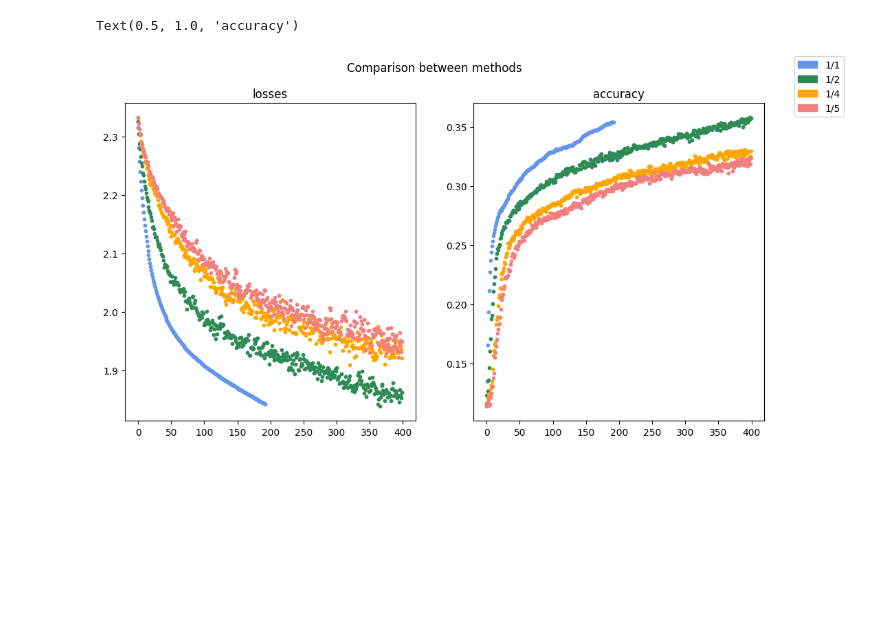
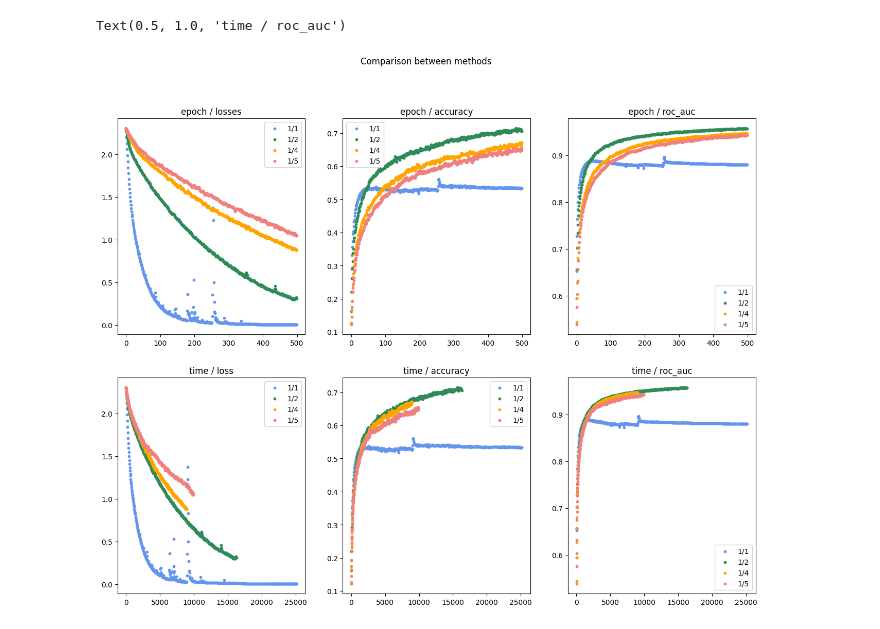
Before and after one commit to KangLinKim/LossCollector, a Jupyter notebook: test.ipynb, the cells around one changed output. Saved outputs shown, nothing was run; the diff lists cells and outputs as text; code cells hidden in the pictures; blank space fills up the shorter version.

```diff
--- a/test.ipynb
+++ b/test.ipynb
@@ -113,6 +114,7 @@ data_dict = {
 for epoch, results in base_training_result.items():
     data_dict['method'].append('base')
     data_dict['epoch'].append(int(epoch))
+    data_dict['time'].append(float(results.get('time')))
     data_dict['accuracy'].append(results['accuracy'])
     data_dict['precision'].append(results['precision'])
     data_dict['recall'].append(results['recall'])
@@ -123,6 +125,7 @@ for epoch, results in base_training_result.items():
 for epoch, results in new_training_result_1000.items():
     data_dict['method'].append('new_1000')
     data_dict['epoch'].append(int(epoch))
+    data_dict['time'].append(float(results.get('time')))
     data_dict['accuracy'].append(results['accuracy'])
     data_dict['precision'].append(results['precision'])
     data_dict['recall'].append(results['recall'])
@@ -133,6 +136,7 @@ for epoch, results in new_training_result_1000.items():
 for epoch, results in new_training_result_1250.items():
     data_dict['method'].append('new_1250')
     data_dict['epoch'].append(int(epoch))
+    data_dict['time'].append(float(results.get('time')))
     data_dict['accuracy'].append(results['accuracy'])
     data_dict['precision'].append(results['precision'])
     data_dict['recall'].append(results['recall'])
@@ -143,6 +147,7 @@ for epoch, results in new_training_result_1250.items():
 for epoch, results in new_training_result_2500.items():
     data_dict['method'].append('new_2500')
     data_dict['epoch'].append(int(epoch))
+    data_dict['time'].append(float(results.get('time')))
     data_dict['accuracy'].append(results['accuracy'])
     data_dict['precision'].append(results['precision'])
     data_dict['recall'].append(results['recall'])
@@ -156,51 +161,88 @@ base_df = pd.DataFrame.from_dict(data_dict)
 # %%
 import matplotlib.patches as mpatches
 
-fig, axes = plt.subplots(1, 2, figsize=(12, 6))
+fig, axes = plt.subplots(2, 3, figsize=(16, 12))
 
 fig.suptitle('Comparison between methods')
 
 colors = ['cornflowerblue', 'seagreen', 'orange', 'lightcoral']
 
 size = 10
-epochs = 450
+epochs = 500
 standard='accuracy'
 
 df = base_df.loc[(base_df['method'] == 'base') & (base_df['epoch'] < epochs)]
 df = df.sort_values(by='epoch').reset_index(drop=True)
-axes[0].scatter(x=list(df['epoch']), y=list(df['loss']), color=colors[0], s=size)
-axes[1].scatter(x=list(df['epoch']), y=list(df[standard]), color=colors[0], s=size)
-# axes[2].scatter(x=list(df['epoch']), y=list(df['precision']), color=colors[0], s=size)
+axes[0, 0].scatter(x=list(df['epoch']), y=list(df['loss']), color=colors[0], s=size, label='1/1')
+axes[0, 1].scatter(x=list(df['epoch']), y=list(df[standard]), color=colors[0], s=size, label='1/1')
+axes[0, 2].scatter(x=list(df['epoch']), y=list(df['roc_auc']), color=colors[0], s=size, label='1/1')
 
 df = base_df.loc[(base_df['method'] == 'new_2500') & (base_df['epoch'] < epochs)]
 df = df.sort_values(by='epoch').reset_index(drop=True)
-axes[0].scatter(x=list(df['epoch']), y=list(df['loss']), color=colors[1], s=size)
-axes[1].scatter(x=list(df['epoch']), y=list(df[standard]), color=colors[1], s=size)
+axes[0, 0].scatter(x=list(df['epoch']), y=list(df['loss']), color=colors[1], s=size, label='1/2')
+axes[0, 1].scatter(x=list(df['epoch']), y=list(df[standard]), color=colors[1], s=size, label='1/2')
+axes[0, 2].scatter(x=list(df['epoch']), y=list(df['roc_auc']), color=colors[1], s=size, label='1/2')
 
 df = base_df.loc[(base_df['method'] == 'new_1250') & (base_df['epoch'] < epochs)]
 df = df.sort_values(by='epoch').reset_index(drop=True)
-axes[0].scatter(x=list(df['epoch']), y=list(df['loss']), color=colors[2], s=size)
-axes[1].scatter(x=list(df['epoch']), y=list(df[standard]), color=colors[2], s=size)
+axes[0, 0].scatter(x=list(df['epoch']), y=list(df['loss']), color=colors[2], s=size, label='1/4')
+axes[0, 1].scatter(x=list(df['epoch']), y=list(df[standard]), color=colors[2], s=size, label='1/4')
+axes[0, 2].scatter(x=list(df['epoch']), y=list(df['roc_auc']), color=colors[2], s=size, label='1/4')
 
 df = base_df.loc[(base_df['method'] == 'new_1000') & (base_df['epoch'] < epochs)]
 df = df.sort_values(by='epoch').reset_index(drop=True)
-axes[0].scatter(x=list(df['epoch']), y=list(df['loss']), color=colors[3], s=size)
-axes[1].scatter(x=list(df['epoch']), y=list(df[standard]), color=colors[3], s=size)
+axes[0, 0].scatter(x=list(df['epoch']), y=list(df['loss']), color=colors[3], s=size, label='1/5')
+axes[0, 1].scatter(x=list(df['epoch']), y=list(df[standard]), color=colors[3], s=size, label='1/5')
+axes[0, 2].scatter(x=list(df['epoch']), y=list(df['roc_auc']), color=colors[3], s=size, label='1/5')
 
-# axes[2].scatter(x=list(df['epoch']), y=list(df['precision']), color=colors[1], s=size)
+axes[0, 0].legend()
+axes[0, 1].legend()
+axes[0, 2].legend()
+
+df = base_df.loc[(base_df['method'] == 'base')]
+df = df.sort_values(by='time').reset_index(drop=True)
+axes[1, 0].scatter(x=list(df['time']), y=list(df['loss']), color=colors[0], s=size, label='1/1')
+axes[1, 1].scatter(x=list(df['time']), y=list(df[standard]), color=colors[0], s=size, label='1/1')
+axes[1, 2].scatter(x=list(df['time']), y=list(df['roc_auc']), color=colors[0], s=size, label='1/1')
+
+df = base_df.loc[(base_df['method'] == 'new_2500')]
+df = df.sort_values(by='time').reset_index(drop=True)
+axes[1, 0].scatter(x=list(df['time']), y=list(df['loss']), color=colors[1], s=size, label='1/2')
+axes[1, 1].scatter(x=list(df['time']), y=list(df[standard]), color=colors[1], s=size, label='1/2')
+axes[1, 2].scatter(x=list(df['time']), y=list(df['roc_auc']), color=colors[1], s=size, label='1/2')
+
+df = base_df.loc[(base_df['method'] == 'new_1250')]
+df = df.sort_values(by='time').reset_index(drop=True)
+axes[1, 0].scatter(x=list(df['time']), y=list(df['loss']), color=colors[2], s=size, label='1/4')
+axes[1, 1].scatter(x=list(df['time']), y=list(df[standard]), color=colors[2], s=size, label='1/4')
+axes[1, 2].scatter(x=list(df['time']), y=list(df['roc_auc']), color=colors[2], s=size, label='1/4')
+
+df = base_df.loc[(base_df['method'] == 'new_1000')]
+df = df.sort_values(by='time').reset_index(drop=True)
+axes[1, 0].scatter(x=list(df['time']), y=list(df['loss']), color=colors[3], s=size, label='1/5')
+axes[1, 1].scatter(x=list(df['time']), y=list(df[standard]), color=colors[3], s=size, label='1/5')
+axes[1, 2].scatter(x=list(df['time']), y=list(df['roc_auc']), color=colors[3], s=size, label='1/5')
+
+axes[1, 0].legend()
+axes[1, 1].legend()
+axes[1, 2].legend()
 
 
-fig.legend(handles=[mpatches.Patch(color=_color, label=_label) for _color, _label in zip(colors, ['1/1', '1/2', '1/4', '1/5'])])
+# fig.legend(handles=[mpatches.Patch(color=_color, label=_label) for _color, _label in zip(colors, ['1/1', '1/2', '1/4', '1/5'])])
 
 
-axes[0].set_title('losses')
-axes[1].set_title(standard)
-# axes[2].set_title('precisions')
+axes[0, 0].set_title('epoch / losses')
+axes[0, 1].set_title(f"epoch / {standard}")
+axes[0, 2].set_title(f"epoch / roc_auc")
+
+axes[1, 0].set_title('time / loss')
+axes[1, 1].set_title(f'time / {standard}')
+axes[1, 2].set_title(f'time / roc_auc')
 
 # fig.
 # %% [output]
-Text(0.5, 1.0, 'accuracy')
+Text(0.5, 1.0, 'time / roc_auc')
-[figure, old version]
+[figure, new version]
 # %%
 df
 # %% [output]
```
Also changed, not shown: parts of 14 cells of this notebook, 1 other file.
